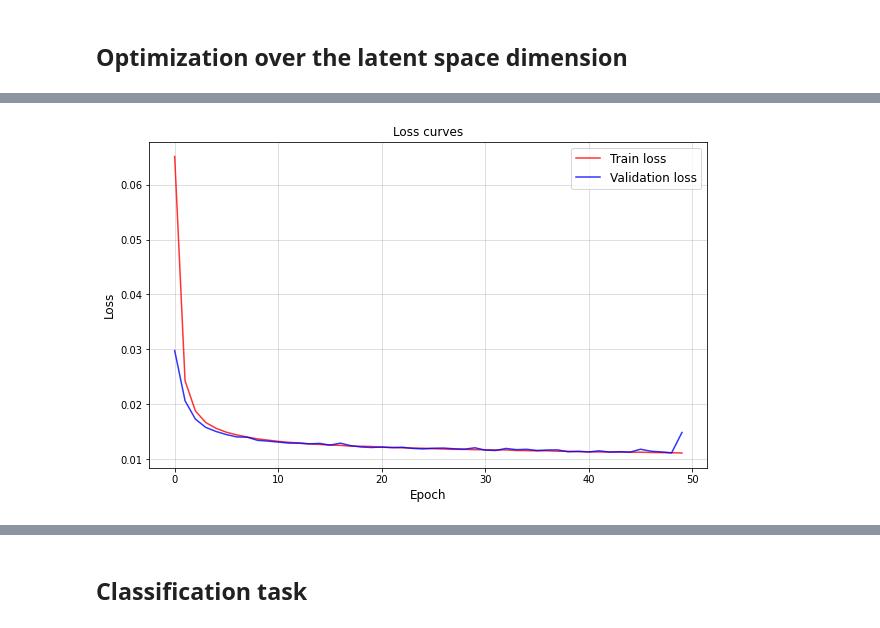
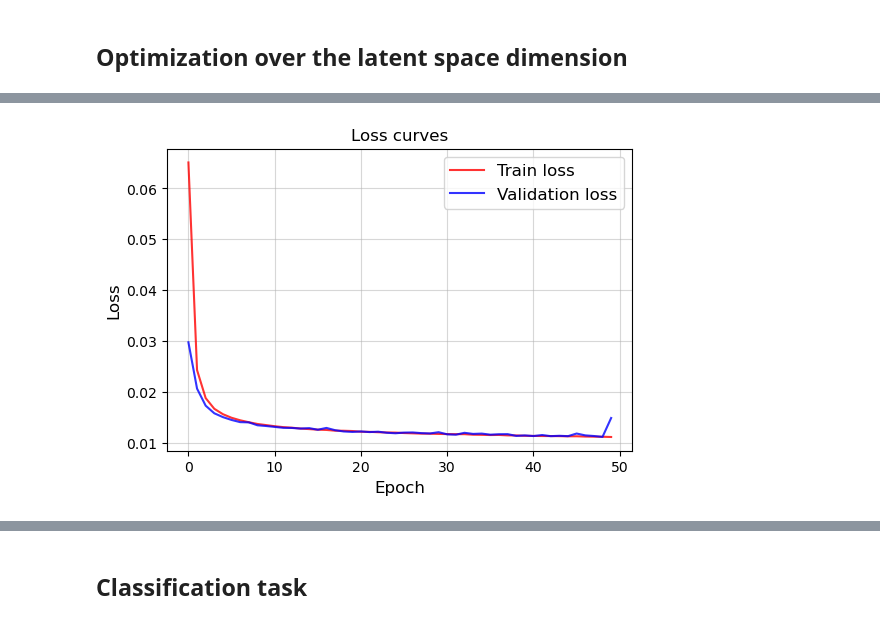
Before and after one commit to rossetl/NNDL, a Jupyter notebook: Homework2/Autoencoder-Rosset_Lorenzo.ipynb, the cells around one changed output, grey strips where cells are left out. Cells and saved outputs as stored; diff of their text form; code cells hidden in the pictures.

```diff
--- a/Homework2/Autoencoder-Rosset_Lorenzo.ipynb
+++ b/Homework2/Autoencoder-Rosset_Lorenzo.ipynb
@@ -694,15 +714,15 @@ EPOCH 50/50: TRAIN - loss: 0.011171 || VALIDATION - loss: 0.014903
 # %%
-plt.figure(figsize=(10,6))
+plt.figure(dpi=100)
 plt.plot(train_log, c='red', label='Train loss', alpha=0.8)
 plt.plot(val_log, c='blue', label='Validation loss', alpha=0.8)
 plt.xlabel('Epoch', size=12)
 plt.ylabel('Loss', size=12)
 plt.legend(fontsize='12')
 plt.title('Loss curves', size=12)
 plt.grid(alpha=0.5)
 #plt.yscale('log')
 # %% [output]
-[figure, old version]
+[figure, new version]
 # %%
 encoded_samples = []
 for sample in tqdm(test_dataset):
```
Also changed, not shown: parts of 20 cells of this notebook, 11 other files.
